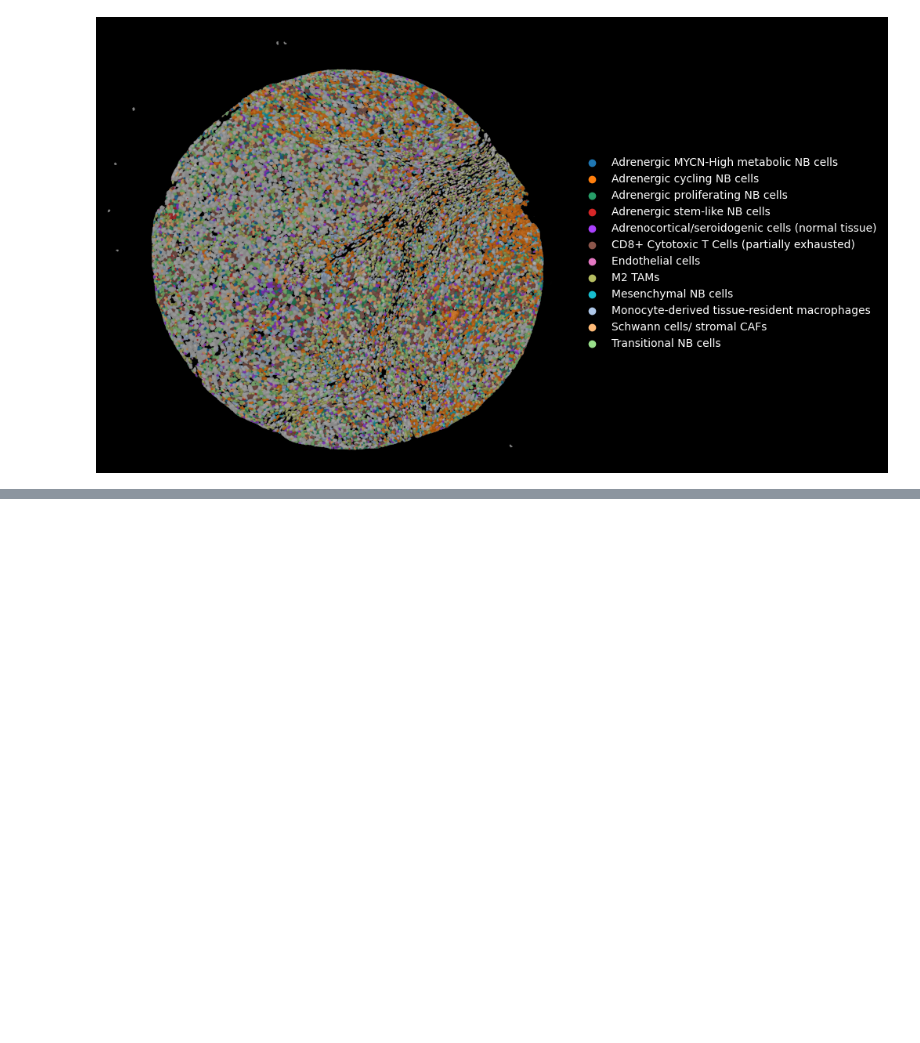
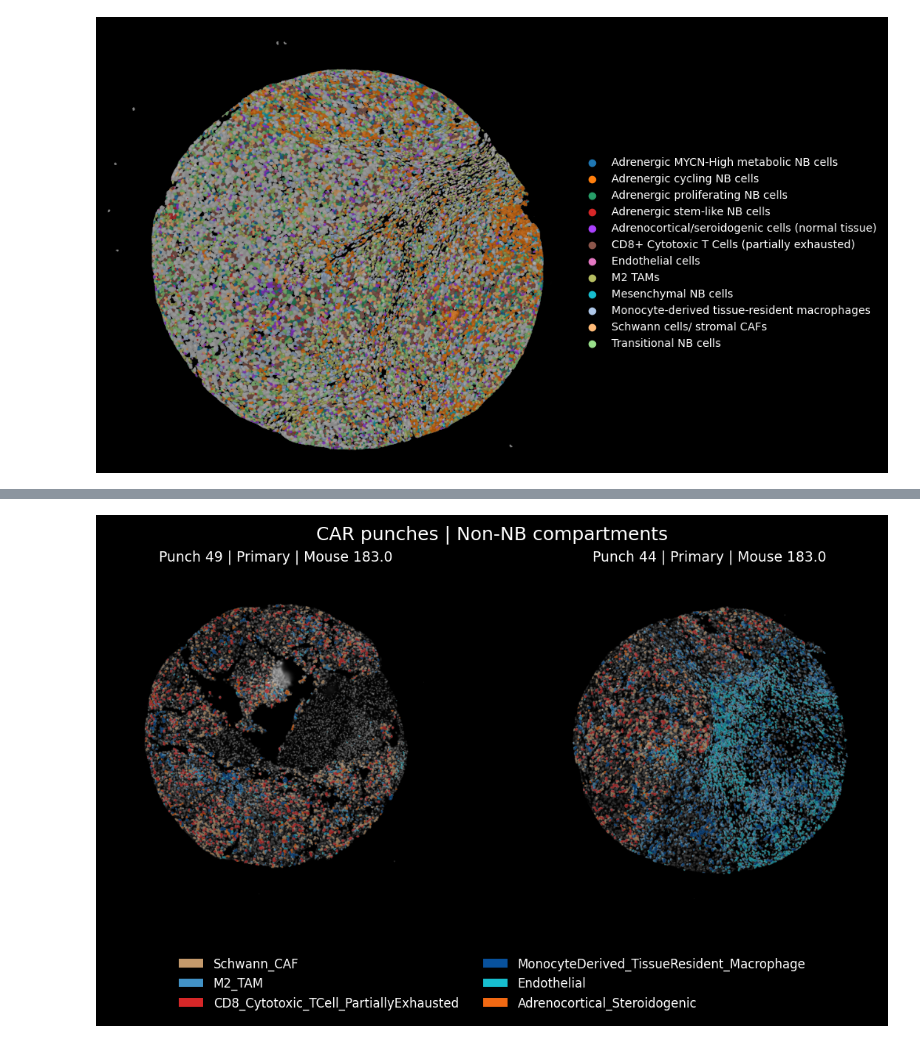
Before and after one commit to gkanfer/neuroblastoma_tmp, a Jupyter notebook: report_3_supp1_high_res_image.ipynb, the cells around one changed output, grey strips where cells are left out. Cells and saved outputs as stored; diff of their text form; code cells hidden in the pictures; blank space fills up the shorter version.

```diff
--- a/report_3_supp1_high_res_image.ipynb
+++ b/report_3_supp1_high_res_image.ipynb
@@ -97,0 +241,10 @@ sdata_obj.plot_punch(
+# %%
+fig_non_nb_car = make_highres_panel(
+    punches=car_punches_small,
+    active_labels=non_nb_annotations,
+    palette=non_nb_palette,
+    panel_title="CAR punches | Non-NB compartments",
+)
+plt.show()
+# %% [output]
+[figure, added]
```
Also changed, not shown: parts of 5 cells of this notebook, 3 other files.
